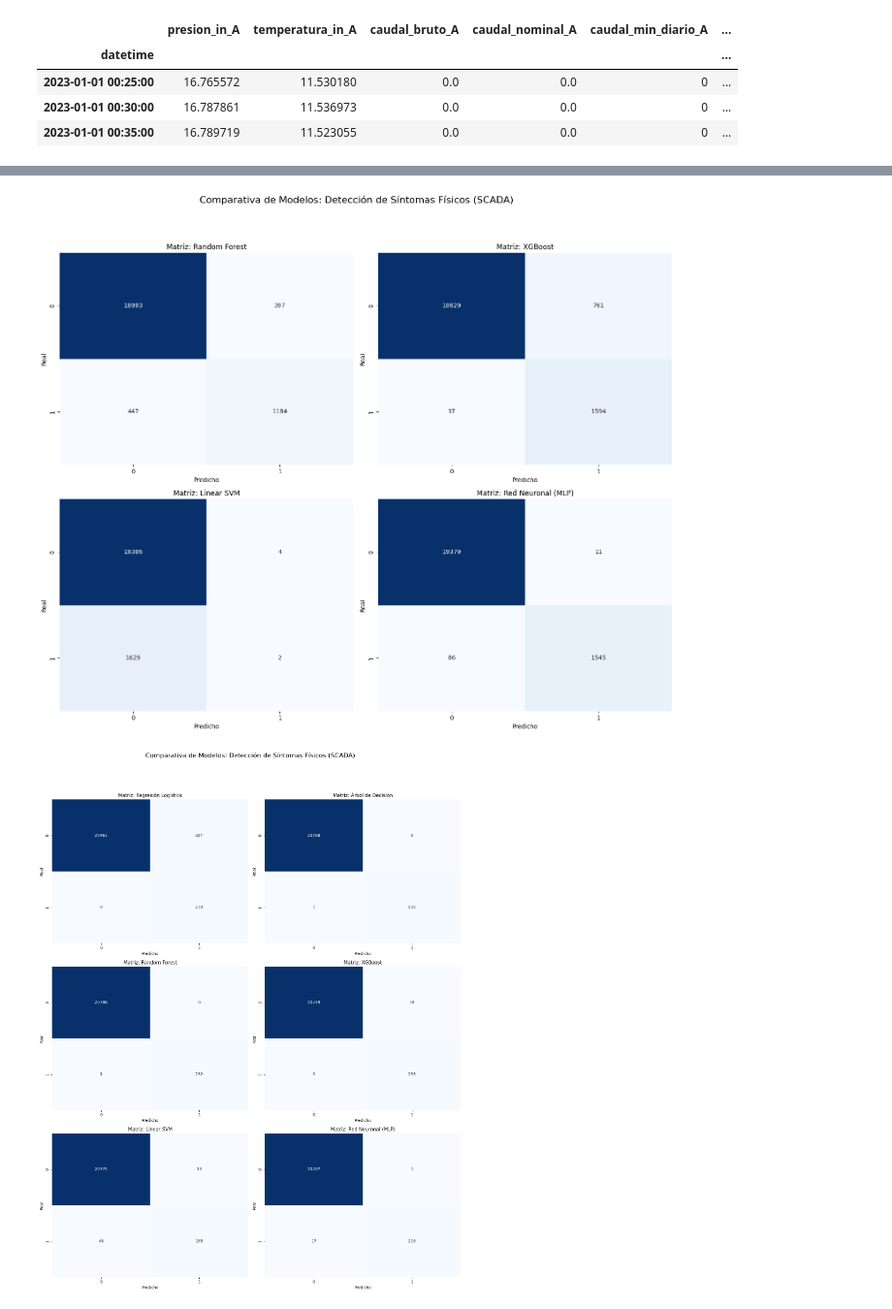
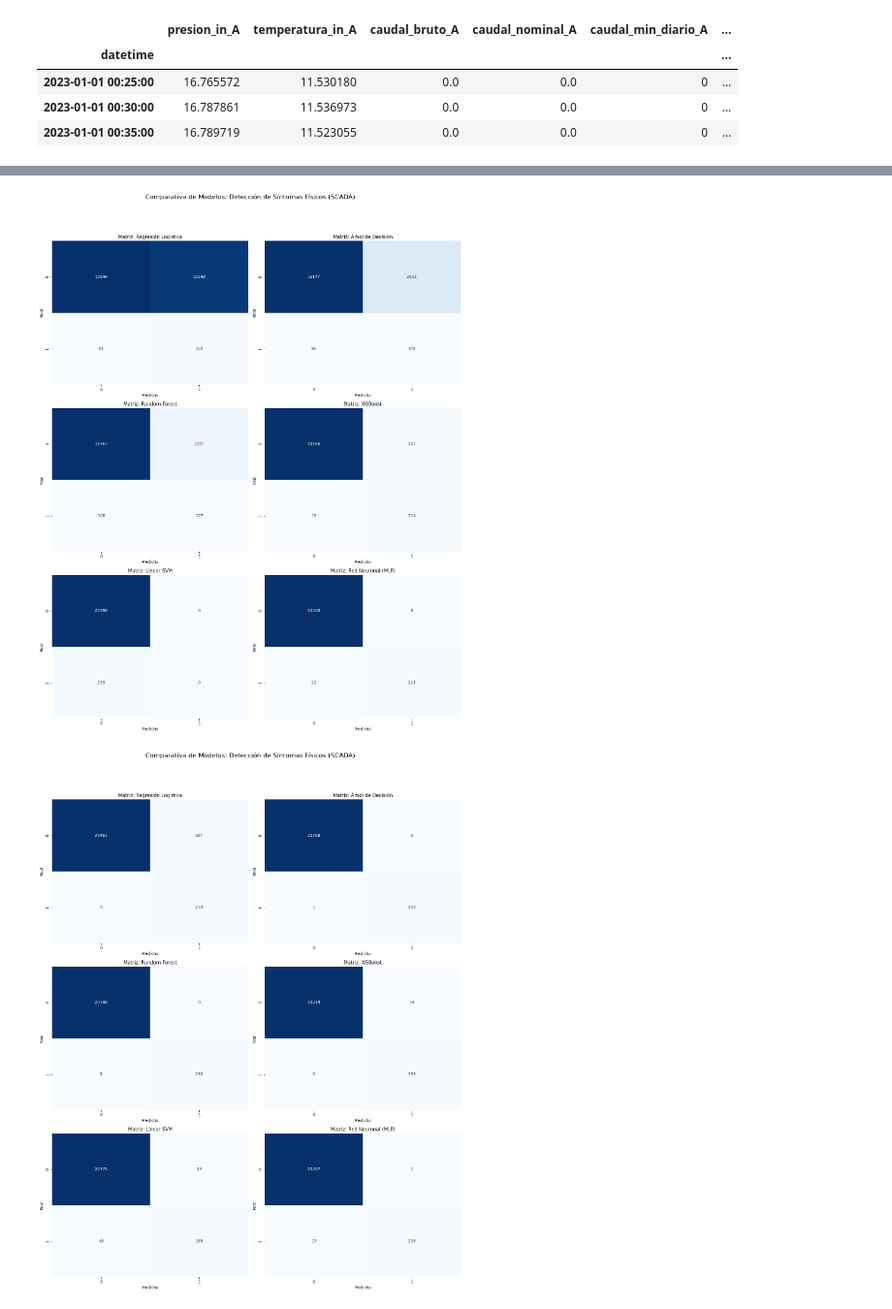
Before and after one commit to BryanInche/27.tfm_enagas_ia, a Jupyter notebook: notebooks/04_Modelado_Supervisado.ipynb, the cells around one changed output, grey strips where cells are left out. Shown at 97% size. Cells and saved outputs as stored; diff of their text form; code cells hidden in the pictures.

Commit message:
avance_paper_all_models

```diff
--- a/notebooks/04_Modelado_Supervisado.ipynb
+++ b/notebooks/04_Modelado_Supervisado.ipynb
@@ -471,14 +483,15 @@ XGBClassifier(base_score=None, booster=None, callbacks=None,
               n_jobs=None, num_parallel_tree=None, ...)
 # %%
 from xgboost import XGBClassifier
+
 
 def entrenar_xgboost(X_train, X_test, y_train, y_test):
     # Calculamos el peso para balancear la clase minoritaria
     ratio = (len(y_train) - sum(y_train)) / sum(y_train)
 
     model = XGBClassifier(n_estimators=100,
-                          learning_rate=0.05,
-                          max_depth=3,
+                          learning_rate=0.1,
+                          max_depth=6,
                           subsample=0.8,
                           #scale_pos_weight=1,# Cuando no se usa balanced
                            random_state=42,
@@ -534,13 +547,15 @@ CalibratedClassifierCV(estimator=LinearSVC(C=10, class_weight='balanced',
 from sklearn.svm import LinearSVC
 from sklearn.calibration import CalibratedClassifierCV
 
+
+
 def entrenar_svm(X_train, X_test, y_train, y_test):
     # 1. Definimos el modelo lineal rápido
     # 'dual=False' se recomienda cuando el número de muestras es mayor al de variables
-    base_svc = LinearSVC(C=10,
+    base_svc = LinearSVC(C=1,
                          loss='squared_hinge',
                          random_state=42,
-                         max_iter=2000,
+                         max_iter=1500,
                          dual=False,
                         class_weight='balanced')
 
@@ -727,0 +766,8 @@ df_supervisado.shape
+# %%
+from sklearn.preprocessing import StandardScaler
+
+# 3. PREPARACIÓN DE VARIABLES
+columnas_fisicas = ['presion_in_A', 'temperatura_in_A', 'caudal_nominal_A']
+
+## Eleccion de variables a usar en los Modelos
+features = columnas_fisicas + [col for col in df_supervisado.columns if 'lag' in col]
@@ -728,12 +791,5 @@ df_supervisado.shape
 # %%
 from sklearn.preprocessing import StandardScaler
-
-# 3. PREPARACIÓN DE VARIABLES
-#columnas_fisicas = ['presion_in_A', 'temperatura_in_A', 'caudal_nominal_A']
-
-## Eleccion de variables a usar en los Modelos
-#features = columnas_fisicas + [col for col in df_supervisado.columns if 'lag' in col]
-
 
 #  Definir solo el Top según Feature Importance ---
 """
@@ -745,6 +801,8 @@ features_top = [
     'caudal_nominal_A_lag3',
     'presion_in_A_lag1'
 ]
+"""
+
 """
 # 11 mejores variables segun feauture importance de RF
 features_top = [
@@ -759,9 +817,10 @@ features_top = [
     'presion_in_A',
     'inestabilidad_z_lag1'
 ]
+"""
 
 #X_top = df_supervisado[features_top]
-X = df_supervisado[features_top]
+X = df_supervisado[features]
 
 y = df_supervisado['is_scada_anomaly']
 
@@ -812,37 +885,40 @@ weighted avg       1.00      1.00      1.00     21021
 # %%
 # --- Visualización de la Competencia ---
 import seaborn as sns
 from sklearn.metrics import confusion_matrix
 import matplotlib.pyplot as plt
 
 # 1. Definición de la Función
 def plot_confusion_en_eje(y_real, y_pred, titulo, ax_obj):
     """
     Dibuja la matriz de confusión en un eje específico del subplot.
     """
     cm = confusion_matrix(y_real, y_pred)
     sns.heatmap(cm, annot=True, fmt='d', cmap='Blues', ax=ax_obj, cbar=False)
     ax_obj.set_title(f'Matriz: {titulo}')
     ax_obj.set_ylabel('Real')
     ax_obj.set_xlabel('Predicho')
 
 # 2. Visualización de la Competencia
 # --- Visualización de la Competencia (Target: SCADA) ---
-fig, ax = plt.subplots(2, 2, figsize=(15, 12)) # Cambiado a 4 columnas
+fig, ax = plt.subplots(3, 2, figsize=(15, 18))# Cambiado a 4 columnas
 
 # APLANAMOS el array para acceder como ax_flat[0], [1], [2], [3]
 ax_flat = ax.flatten()
 
-plot_confusion_en_eje(y_test, pred_rf, "Random Forest", ax_flat[0])
-plot_confusion_en_eje(y_test, pred_xgb, "XGBoost", ax_flat[1])
-plot_confusion_en_eje(y_test, pred_svm, "Linear SVM", ax_flat[2])
-plot_confusion_en_eje(y_test, pred_nn, "Red Neuronal (MLP)", ax_flat[3])
+plot_confusion_en_eje(y_test, pred_lr, "Regresión Logística", ax_flat[0])
+plot_confusion_en_eje(y_test, pred_dt, "Árbol de Decisión", ax_flat[1])
+plot_confusion_en_eje(y_test, pred_rf, "Random Forest", ax_flat[2])
+plot_confusion_en_eje(y_test, pred_xgb, "XGBoost", ax_flat[3])
+plot_confusion_en_eje(y_test, pred_svm, "Linear SVM", ax_flat[4])
+plot_confusion_en_eje(y_test, pred_nn, "Red Neuronal (MLP)", ax_flat[5])
+
 
 plt.suptitle('Comparativa de Modelos: Detección de Síntomas Físicos (SCADA)', fontsize=16, y=1.05)
 plt.tight_layout()
 plt.show()
 # %% [output]
-[figure, old version]
+[figure, new version]
 # %%
 # --- Visualización de la Competencia ---
 import seaborn as sns
```
Also changed, not shown: parts of 21 cells of this notebook.
